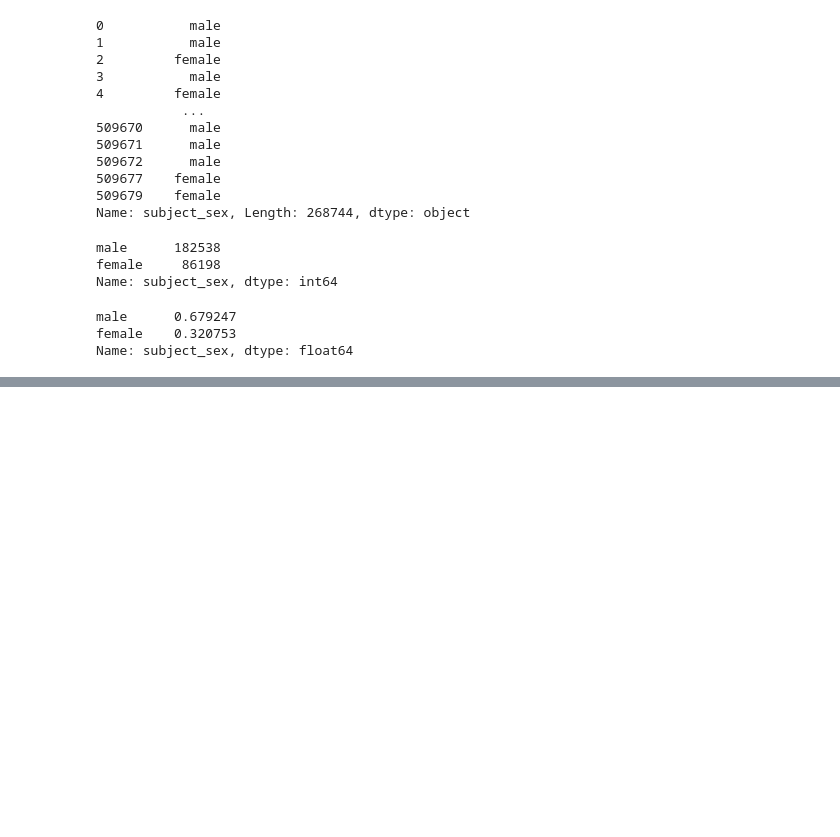
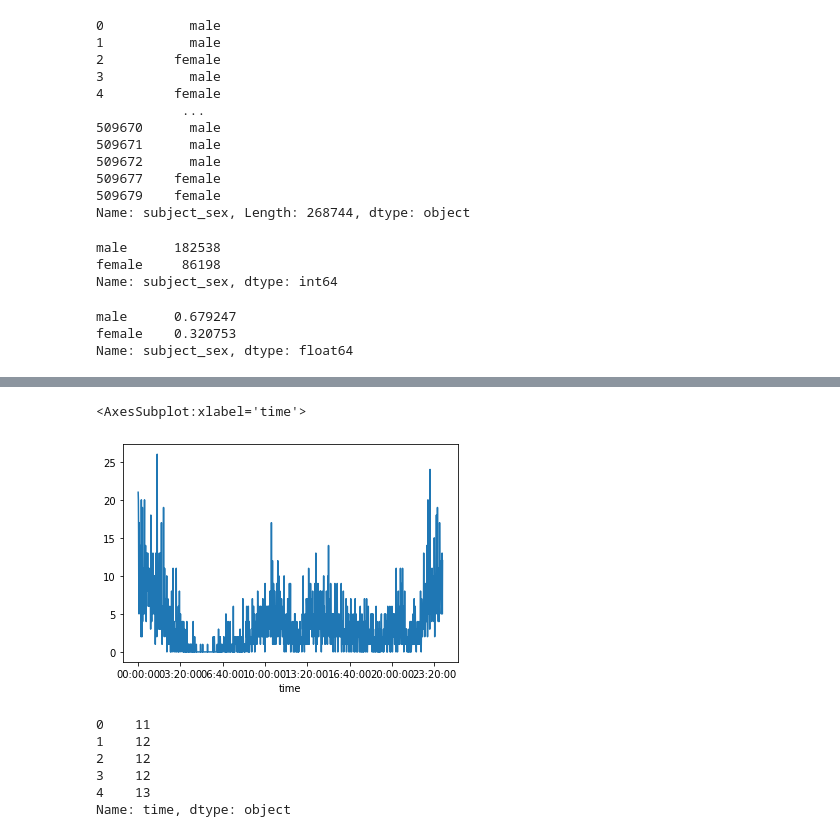
Before and after one commit to pablohe/iup-python-tutorial, a Jupyter notebook: iup.ipynb, the cells around one changed output, grey strips where cells are left out. Cells and saved outputs as stored; diff of their text form; code cells hidden in the pictures; blank space fills up the shorter version.

```diff
--- a/iup.ipynb
+++ b/iup.ipynb
@@ -410,0 +579,14 @@ Name: subject_sex, dtype: float64
+# %%
+ri.groupby('time').contraband_drugs.sum().plot()
+# %% [output]
+<AxesSubplot:xlabel='time'>
+[figure, added]
+# %%
+ri.time.str.slice(0,2).head()
+# %% [output]
+0    11
+1    12
+2    12
+3    12
+4    13
+Name: time, dtype: object
```
Also changed, not shown: parts of 54 cells of this notebook, 1 other file.
